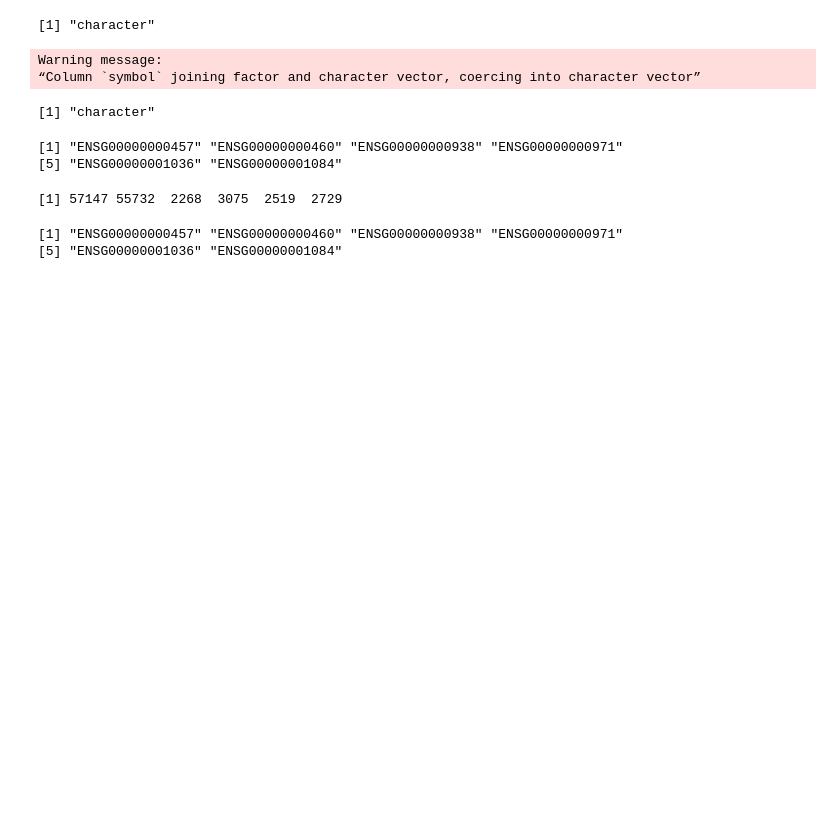
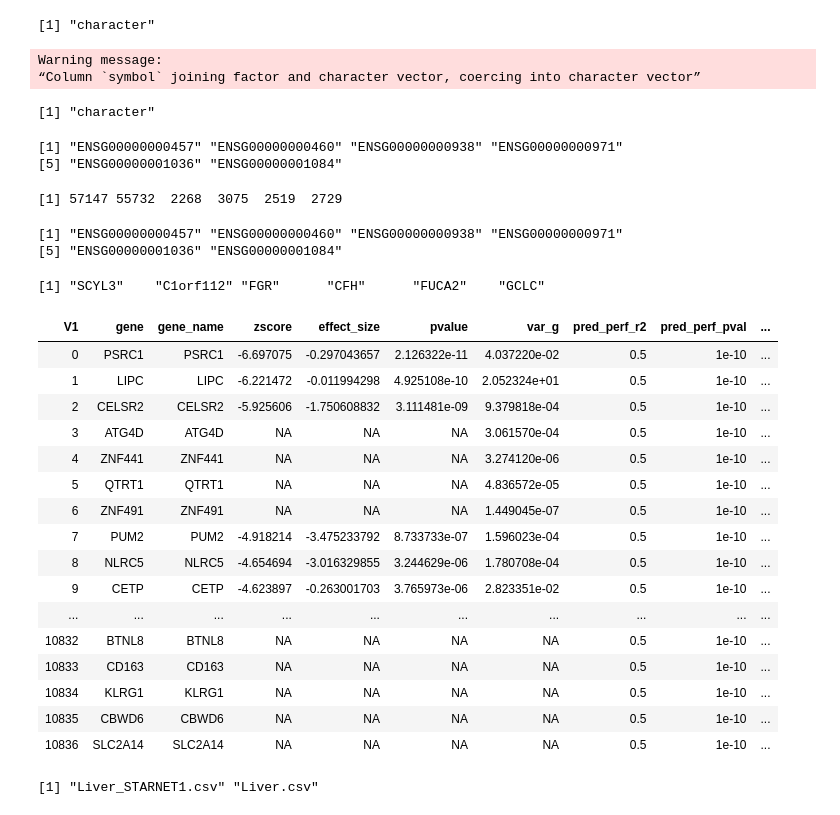
Before and after one commit to Joker-Jerome/dr_multiomics, a Jupyter notebook: utilities/gene_names.ipynb, the cells around one changed output. Drawn from its saved outputs; the diff is of its cells as text; code cells hidden in the pictures; blank space fills up the shorter version.

```diff
--- a/utilities/gene_names.ipynb
+++ b/utilities/gene_names.ipynb
@@ -171,4 +171,32 @@ id_map(grch38$symbol[4:9], from_ref = "symbol", to_ref = "ensgene")
 [1] "ENSG00000000457" "ENSG00000000460" "ENSG00000000938" "ENSG00000000971"
 [5] "ENSG00000001036" "ENSG00000001084"
 # %%
-id_map(grch38$ensgene[4:9], from_ref =, to_ref =  "symbol""ensgene")
+id_map(grch38$ensgene[4:9], from_ref = "ensgene", to_ref =  "symbol")
+# %% [output]
+[1] "SCYL3"    "C1orf112" "FGR"      "CFH"      "FUCA2"    "GCLC"
+# %%
+res_vec <- list.files(twas_res)
+for (file_nam in res_vec) {
+    cur_df <- data.table::fread(paste0(twas_res, file_nam))
+
+}
+# %%
+cur_df
+# %% [output]
+| V1 | gene | gene_name | zscore | effect_size | pvalue | var_g | pred_perf_r2 | pred_perf_pval | ... |
+| 0 | PSRC1 | PSRC1 | -6.697075 | -0.297043657 | 2.126322e-11 | 4.037220e-02 | 0.5 | 1e-10 | ... |
+| 1 | LIPC | LIPC | -6.221472 | -0.011994298 | 4.925108e-10 | 2.052324e+01 | 0.5 | 1e-10 | ... |
+| 2 | CELSR2 | CELSR2 | -5.925606 | -1.750608832 | 3.111481e-09 | 9.379818e-04 | 0.5 | 1e-10 | ... |
+| 3 | ATG4D | ATG4D | NA | NA | NA | 3.061570e-04 | 0.5 | 1e-10 | ... |
+| 4 | ZNF441 | ZNF441 | NA | NA | NA | 3.274120e-06 | 0.5 | 1e-10 | ... |
+| 5 | QTRT1 | QTRT1 | NA | NA | NA | 4.836572e-05 | 0.5 | 1e-10 | ... |
+| 6 | ZNF491 | ZNF491 | NA | NA | NA | 1.449045e-07 | 0.5 | 1e-10 | ... |
+| 7 | PUM2 | PUM2 | -4.918214 | -3.475233792 | 8.733733e-07 | 1.596023e-04 | 0.5 | 1e-10 | ... |
+| 8 | NLRC5 | NLRC5 | -4.654694 | -3.016329855 | 3.244629e-06 | 1.780708e-04 | 0.5 | 1e-10 | ... |
+| 9 | CETP | CETP | -4.623897 | -0.263001703 | 3.765973e-06 | 2.823351e-02 | 0.5 | 1e-10 | ... |
+| ... | ... | ... | ... | ... | ... | ... | ... | ... | ... |
+| 10832 | BTNL8 | BTNL8 | NA | NA | NA | NA | 0.5 | 1e-10 | ... |
+| 10833 | CD163 | CD163 | NA | NA | NA | NA | 0.5 | 1e-10 | ... |
+| 10834 | KLRG1 | KLRG1 | NA | NA | NA | NA | 0.5 | 1e-10 | ... |
+| 10835 | CBWD6 | CBWD6 | NA | NA | NA | NA | 0.5 | 1e-10 | ... |
+| 10836 | SLC2A14 | SLC2A14 | NA | NA | NA | NA | 0.5 | 1e-10 | ... |
@@ -174,0 +212,8 @@ id_map(grch38$ensgene[4:9], from_ref =, to_ref =  "symbol""ensgene")
+# %%
+res_vec <- list.files(twas_res)
+for (file_nam in res_vec) {
+    cur_df <- data.table::fread(paste0(twas_res, res_vec))
+
+}
+# %% [output]
+[1] "Liver_STARNET1.csv" "Liver.csv"
```
Also changed, not shown: parts of 41 cells of this notebook, 3 other files.
